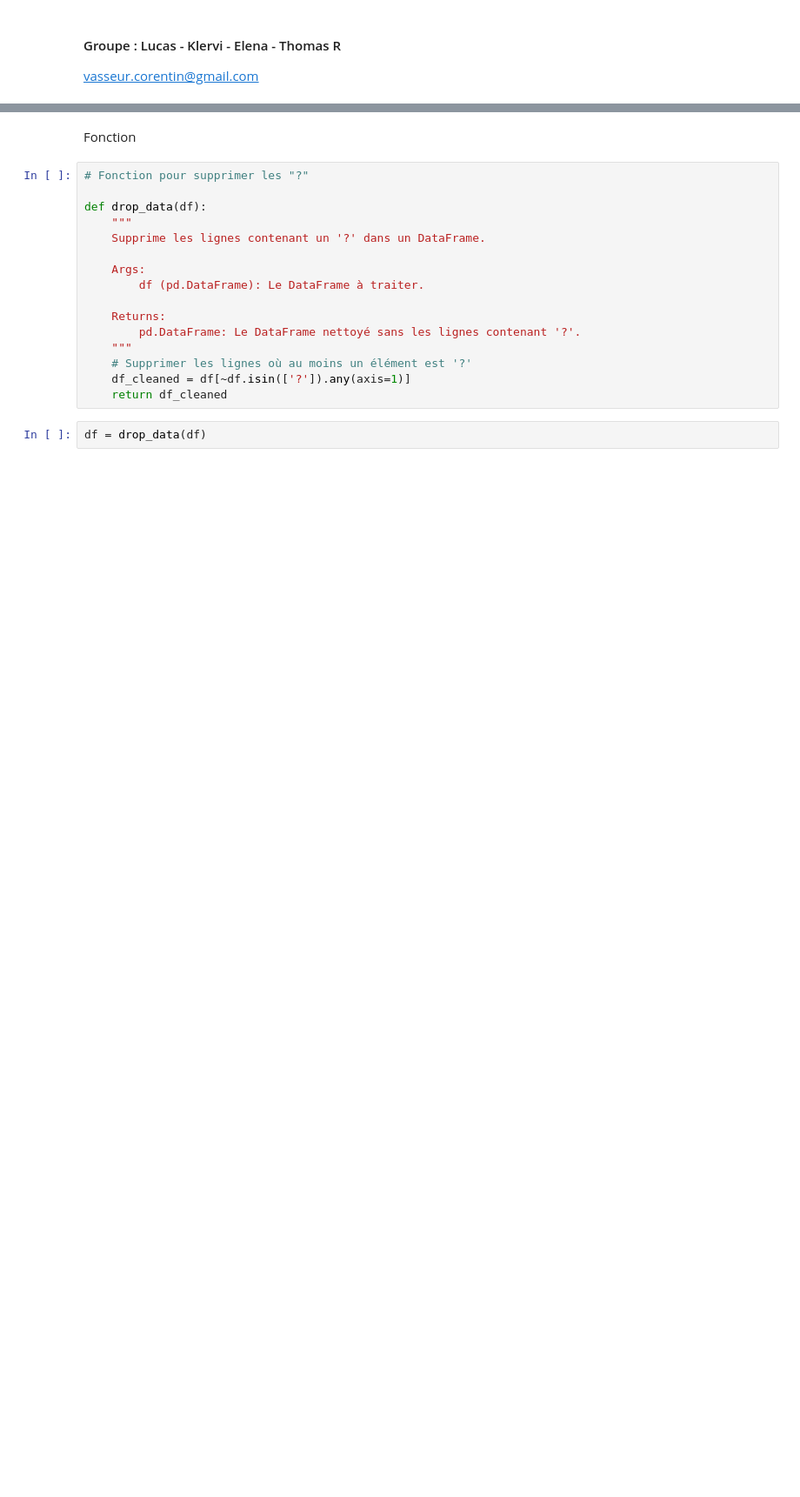
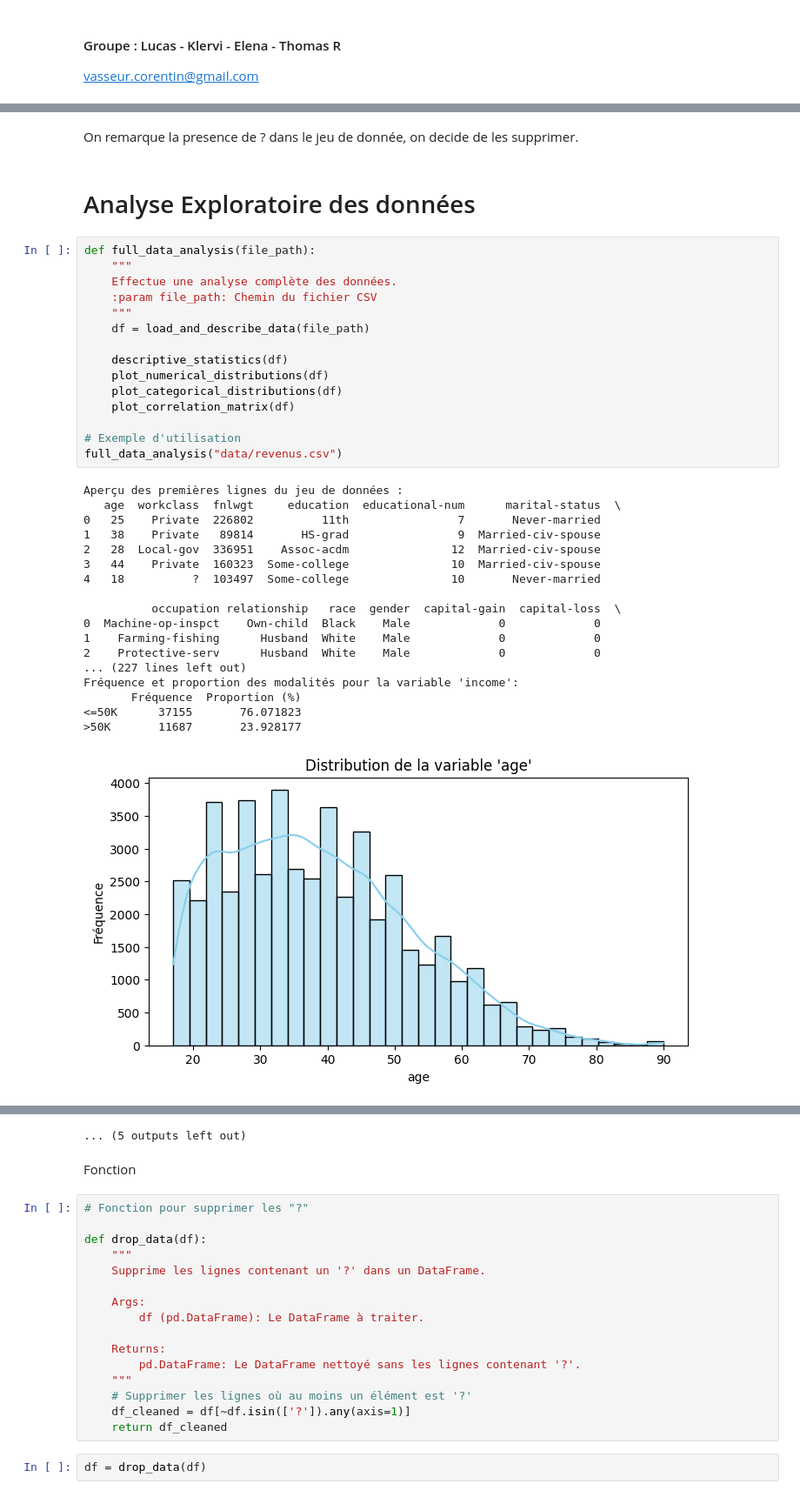
Before and after one commit to LucasMgck/MLops_Projet, a Jupyter notebook: Projet.ipynb, the cells around one changed output, grey strips where cells are left out. Shown at 87% size. Cells and saved outputs as stored; diff of their text form; blank space fills up the shorter version.

Commit message:
Analyse Exploratoire

```diff
--- a/Projet.ipynb
+++ b/Projet.ipynb
@@ -11,0 +181,38 @@ df = pd.read_csv("data/revenus.csv")
+# %% [markdown]
+On remarque la presence de ? dans le jeu de donnée, on decide de les supprimer.
+# %% [markdown]
+# Analyse Exploratoire des données
+# %%
+def full_data_analysis(file_path):
+    """
+    Effectue une analyse complète des données.
+    :param file_path: Chemin du fichier CSV
+    """
+    df = load_and_describe_data(file_path)
+
+    descriptive_statistics(df)
+    plot_numerical_distributions(df)
+    plot_categorical_distributions(df)
+    plot_correlation_matrix(df)
+
+# Exemple d'utilisation
+full_data_analysis("data/revenus.csv")
+# %% [output]
+Aperçu des premières lignes du jeu de données :
+   age  workclass  fnlwgt     education  educational-num      marital-status  \
+0   25    Private  226802          11th                7       Never-married
+1   38    Private   89814       HS-grad                9  Married-civ-spouse
+2   28  Local-gov  336951    Assoc-acdm               12  Married-civ-spouse
+3   44    Private  160323  Some-college               10  Married-civ-spouse
+4   18          ?  103497  Some-college               10       Never-married
+
+          occupation relationship   race  gender  capital-gain  capital-loss  \
+0  Machine-op-inspct    Own-child  Black    Male             0             0
+1    Farming-fishing      Husband  White    Male             0             0
+2    Protective-serv      Husband  White    Male             0             0
+... (227 lines left out)
+Fréquence et proportion des modalités pour la variable 'income':
+       Fréquence  Proportion (%)
+<=50K      37155       76.071823
+>50K       11687       23.928177
+[figure, added]
@@ -12,3 +229,4 @@ df = pd.read_csv("data/revenus.csv")
+... (5 outputs left out)
 # %% [markdown]
 Fonction
 # %%
```
Also changed, not shown: parts of 20 cells of this notebook.
